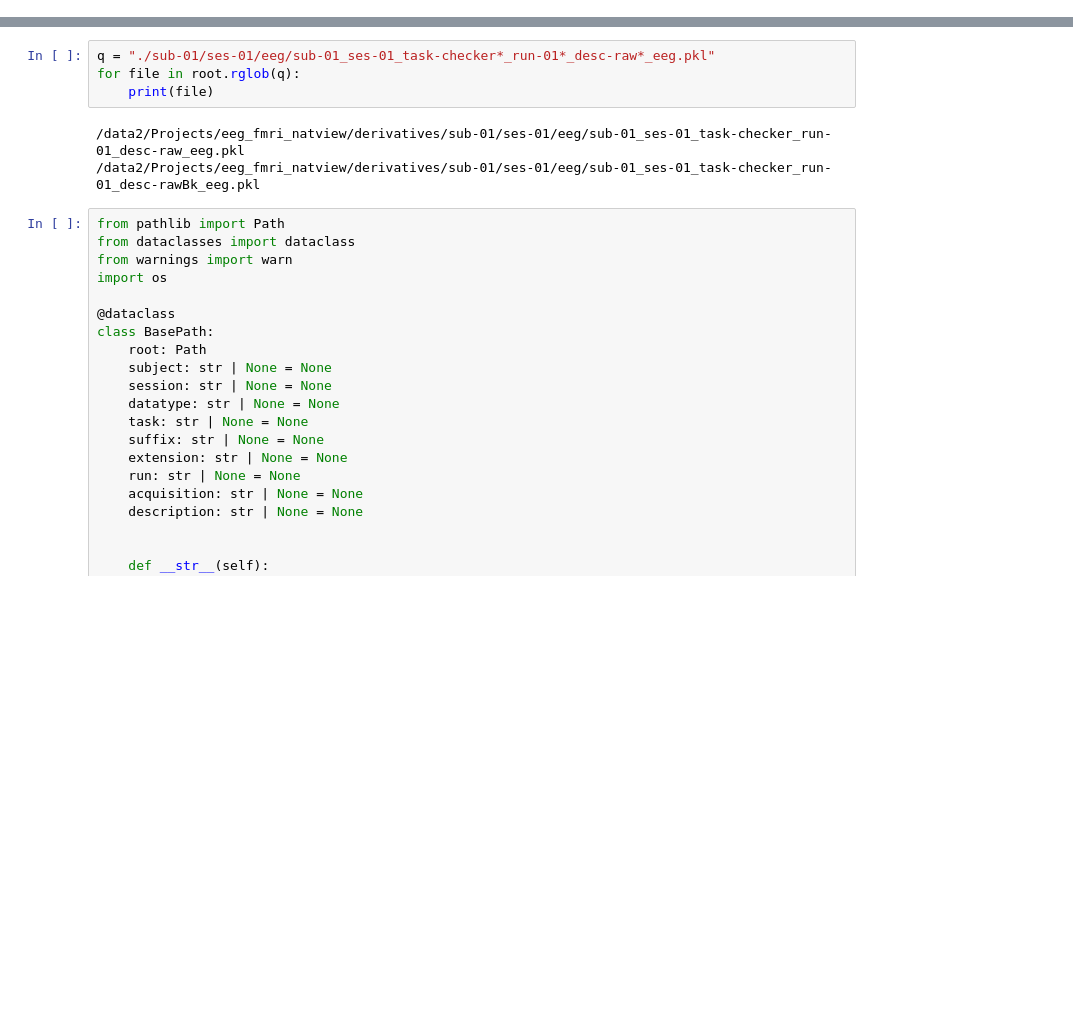
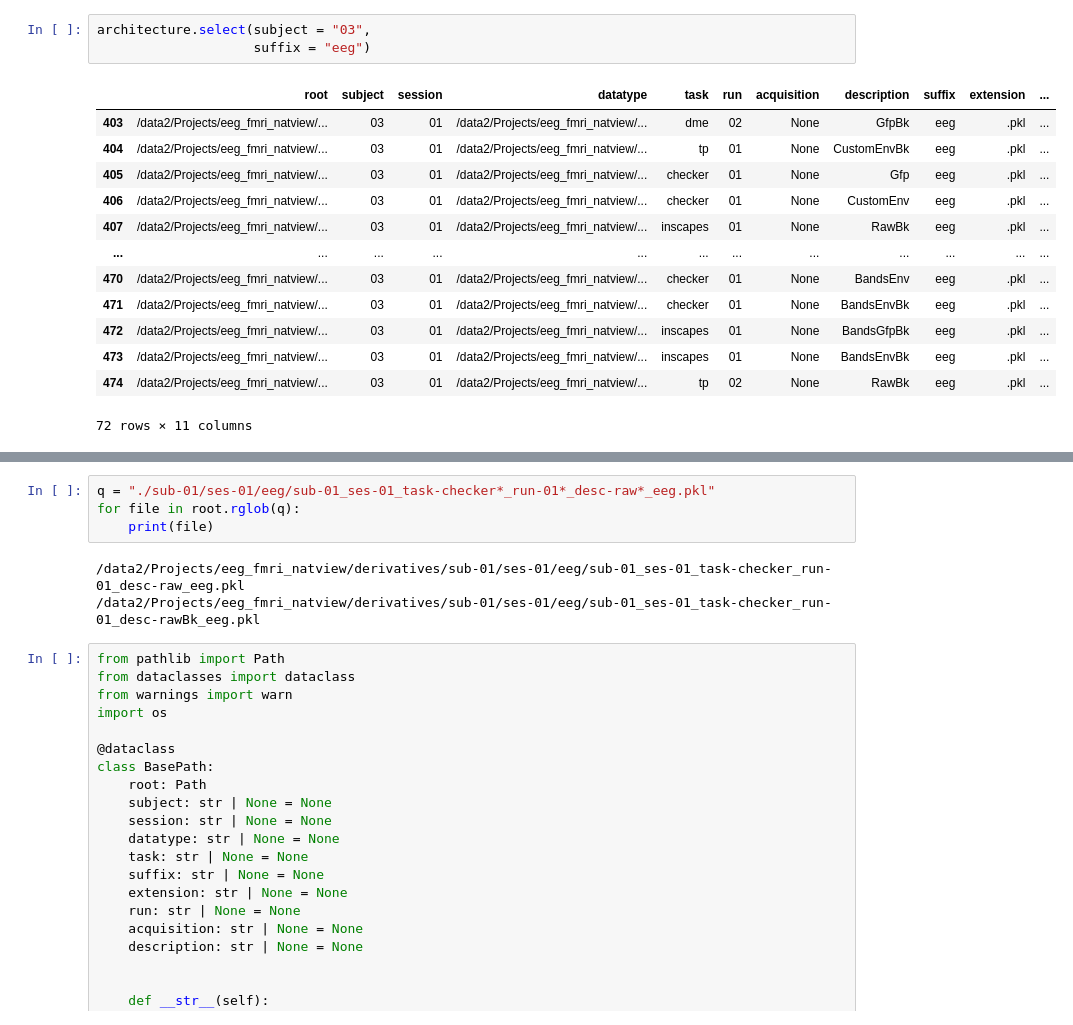
Before and after one commit to childmindresearch/eeg_research, a Jupyter notebook: src/eeg_research/system/test_lab.ipynb, the cells around one changed output, grey strips where cells are left out. Drawn from its saved outputs; the diff is of its cells as text; blank space fills up the shorter version.

```diff
--- a/src/eeg_research/system/test_lab.ipynb
+++ b/src/eeg_research/system/test_lab.ipynb
@@ -15,0 +133,17 @@ BidsArchitecture(root=PosixPath('/data2/Projects/eeg_fmri_natview/derivatives'),
+# %%
+architecture.select(subject = "03",
+                    suffix = "eeg")
+# %% [output]
+|  | root | subject | session | datatype | task | run | acquisition | description | suffix | extension | ... |
+| 403 | /data2/Projects/eeg_fmri_natview/... | 03 | 01 | /data2/Projects/eeg_fmri_natview/... | dme | 02 | None | GfpBk | eeg | .pkl | ... |
+| 404 | /data2/Projects/eeg_fmri_natview/... | 03 | 01 | /data2/Projects/eeg_fmri_natview/... | tp | 01 | None | CustomEnvBk | eeg | .pkl | ... |
+| 405 | /data2/Projects/eeg_fmri_natview/... | 03 | 01 | /data2/Projects/eeg_fmri_natview/... | checker | 01 | None | Gfp | eeg | .pkl | ... |
+| 406 | /data2/Projects/eeg_fmri_natview/... | 03 | 01 | /data2/Projects/eeg_fmri_natview/... | checker | 01 | None | CustomEnv | eeg | .pkl | ... |
+| 407 | /data2/Projects/eeg_fmri_natview/... | 03 | 01 | /data2/Projects/eeg_fmri_natview/... | inscapes | 01 | None | RawBk | eeg | .pkl | ... |
+| ... | ... | ... | ... | ... | ... | ... | ... | ... | ... | ... | ... |
+| 470 | /data2/Projects/eeg_fmri_natview/... | 03 | 01 | /data2/Projects/eeg_fmri_natview/... | checker | 01 | None | BandsEnv | eeg | .pkl | ... |
+| 471 | /data2/Projects/eeg_fmri_natview/... | 03 | 01 | /data2/Projects/eeg_fmri_natview/... | checker | 01 | None | BandsEnvBk | eeg | .pkl | ... |
+| 472 | /data2/Projects/eeg_fmri_natview/... | 03 | 01 | /data2/Projects/eeg_fmri_natview/... | inscapes | 01 | None | BandsGfpBk | eeg | .pkl | ... |
+| 473 | /data2/Projects/eeg_fmri_natview/... | 03 | 01 | /data2/Projects/eeg_fmri_natview/... | inscapes | 01 | None | BandsEnvBk | eeg | .pkl | ... |
+| 474 | /data2/Projects/eeg_fmri_natview/... | 03 | 01 | /data2/Projects/eeg_fmri_natview/... | tp | 02 | None | RawBk | eeg | .pkl | ... |
+72 rows × 11 columns
```
Also changed, not shown: parts of 23 cells of this notebook, 3 other files.
